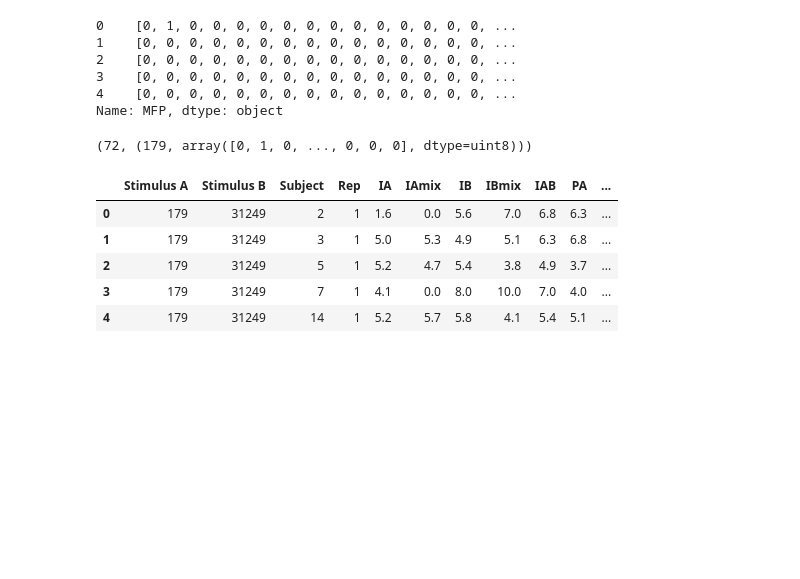
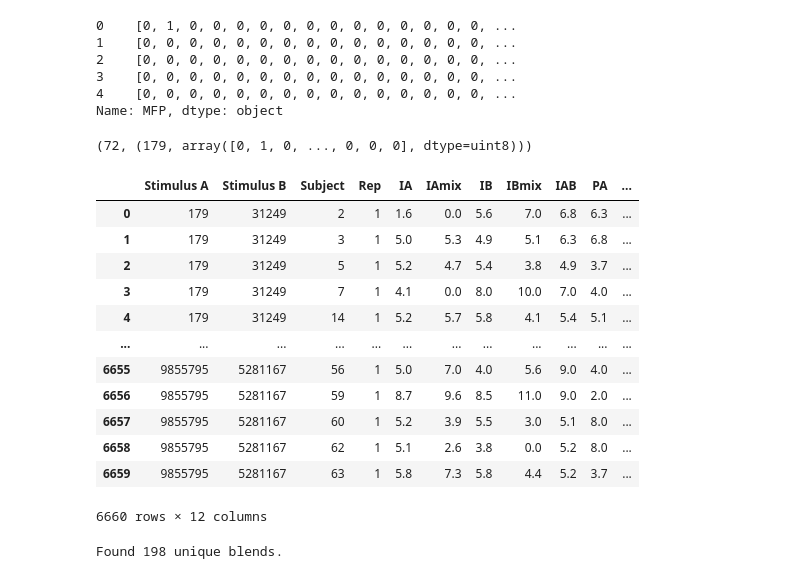
Before and after one commit to odor-pair/odor-pair, a Jupyter notebook: notebooks/ma_2021.ipynb, the cells around one changed output. Cells and saved outputs as stored; diff of their text form; code cells hidden in the pictures; blank space fills up the shorter version.

```diff
--- a/notebooks/ma_2021.ipynb
+++ b/notebooks/ma_2021.ipynb
@@ -33,11 +35,25 @@ len(cid_to_embed), next(iter(cid_to_embed.items()))
 (72, (179, array([0, 1, 0, ..., 0, 0, 0], dtype=uint8)))
 # %%
 blends_df = pd.read_csv(os.path.join(data_path,"behavior.csv"))
-blends_df.head()
+blends_df
 # %% [output]
 |  | Stimulus A | Stimulus B | Subject | Rep | IA | IAmix | IB | IBmix | IAB | PA | ... |
 | 0 | 179 | 31249 | 2 | 1 | 1.6 | 0.0 | 5.6 | 7.0 | 6.8 | 6.3 | ... |
 | 1 | 179 | 31249 | 3 | 1 | 5.0 | 5.3 | 4.9 | 5.1 | 6.3 | 6.8 | ... |
 | 2 | 179 | 31249 | 5 | 1 | 5.2 | 4.7 | 5.4 | 3.8 | 4.9 | 3.7 | ... |
 | 3 | 179 | 31249 | 7 | 1 | 4.1 | 0.0 | 8.0 | 10.0 | 7.0 | 4.0 | ... |
 | 4 | 179 | 31249 | 14 | 1 | 5.2 | 5.7 | 5.8 | 4.1 | 5.4 | 5.1 | ... |
+| ... | ... | ... | ... | ... | ... | ... | ... | ... | ... | ... | ... |
+| 6655 | 9855795 | 5281167 | 56 | 1 | 5.0 | 7.0 | 4.0 | 5.6 | 9.0 | 4.0 | ... |
+| 6656 | 9855795 | 5281167 | 59 | 1 | 8.7 | 9.6 | 8.5 | 11.0 | 9.0 | 2.0 | ... |
+| 6657 | 9855795 | 5281167 | 60 | 1 | 5.2 | 3.9 | 5.5 | 3.0 | 5.1 | 8.0 | ... |
+| 6658 | 9855795 | 5281167 | 62 | 1 | 5.1 | 2.6 | 3.8 | 0.0 | 5.2 | 8.0 | ... |
+| 6659 | 9855795 | 5281167 | 63 | 1 | 5.8 | 7.3 | 5.8 | 4.4 | 5.2 | 3.7 | ... |
+6660 rows × 12 columns
+# %%
+all_blends = set()
+for i, row in blends_df.iterrows():
+    all_blends.add((row["Stimulus A"],row["Stimulus B"]))
+print(f"Found {len(all_blends)} unique blends.")
+# %% [output]
+Found 198 unique blends.
```
Also changed, not shown: parts of 11 cells of this notebook.
